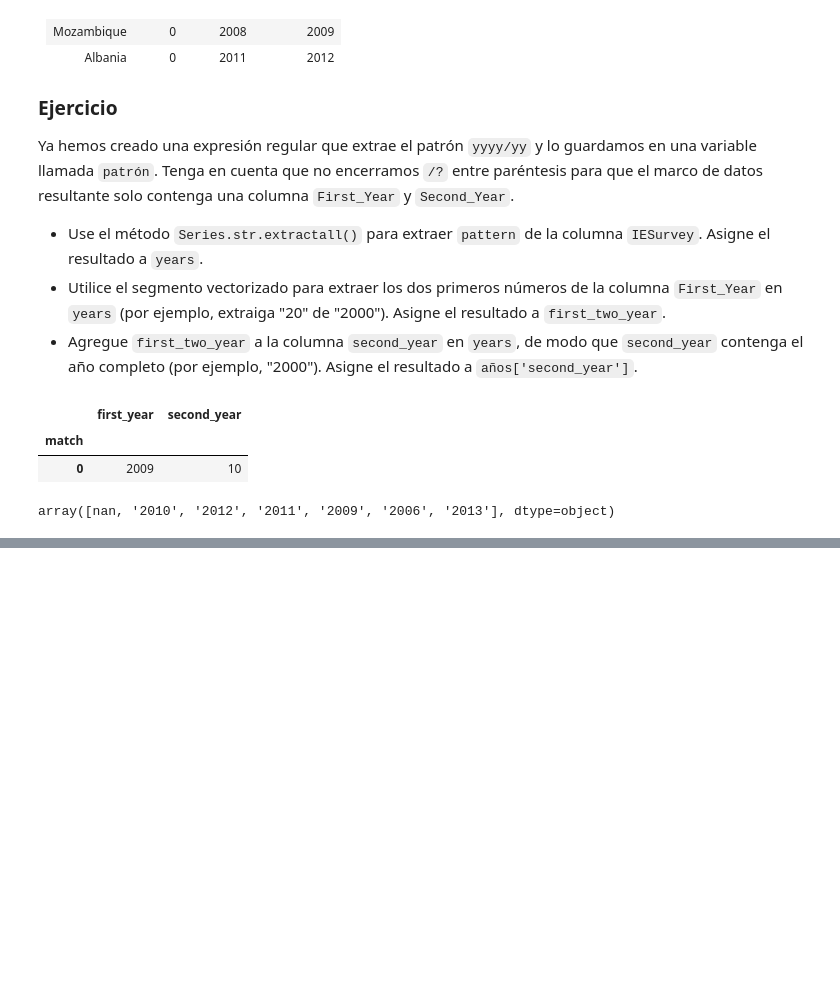
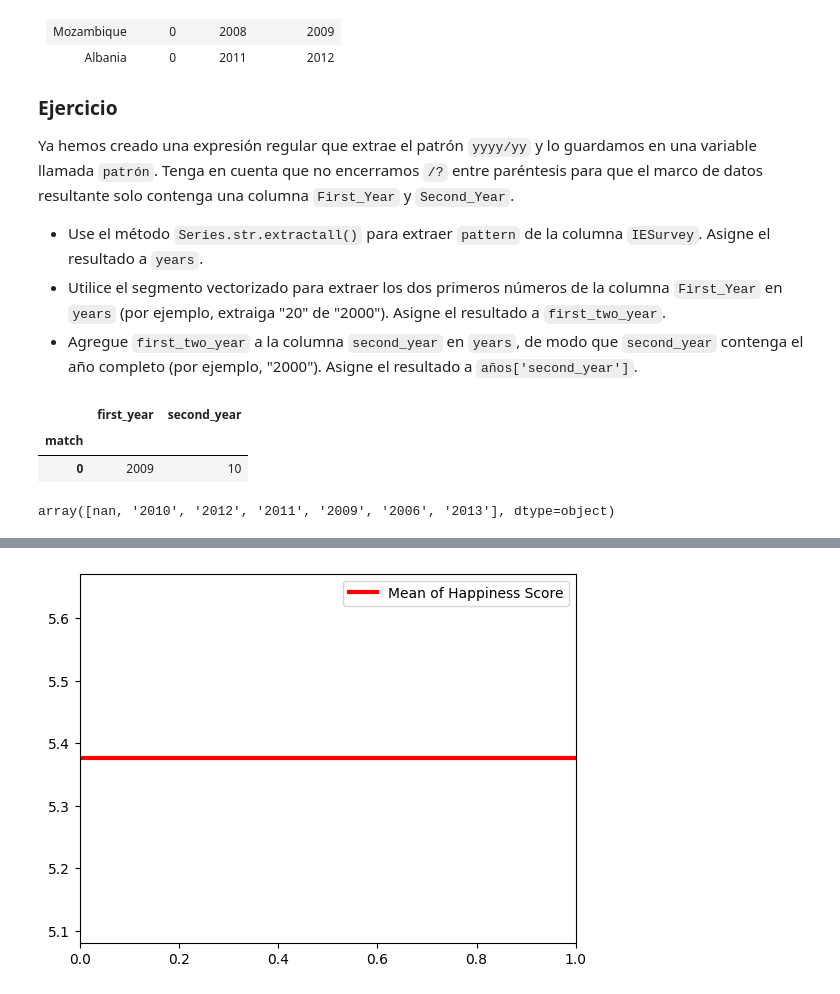
Before and after one commit to gerardolescieur137-commits/coding, a Jupyter notebook: working_strings.ipynb, the cells around one changed output, grey strips where cells are left out. Drawn from its saved outputs; the diff is of its cells as text; code cells hidden in the pictures; blank space fills up the shorter version.

```diff
--- a/working_strings.ipynb
+++ b/working_strings.ipynb
@@ -559,0 +632,2 @@ array([nan, '2010', '2012', '2011', '2009', '2006', '2013'], dtype=object)
+# %%
+actual_values = merged['IncomeGroup'].unique().tolist()
@@ -559,0 +691,12 @@ array([nan, '2010', '2012', '2011', '2009', '2006', '2013'], dtype=object)
+# %%
+plt.axhline(
+    merged['Happiness Score'].mean(),
+    color='red',
+    lw=3,
+    label='Mean of Happiness Score',
+  )
+
+plt.legend()
+plt.show()
+# %% [output]
+[figure, added]
```
Also changed, not shown: parts of 13 cells of this notebook.
